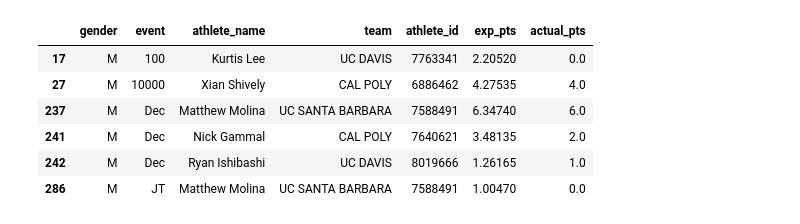
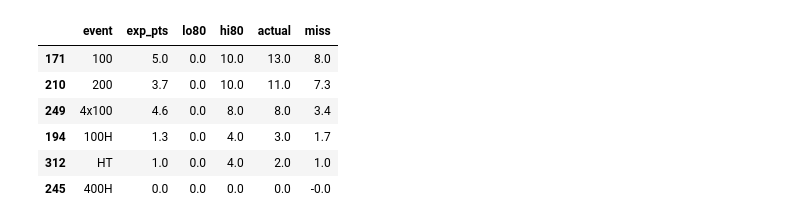
Before and after one commit to ChidiebereAgunanne/DSC180, a Jupyter notebook: big-west-predictor/notebooks/modeling.ipynb, the cells around one changed output. Drawn from its saved outputs; the diff is of its cells as text; code cells hidden in the pictures.

```diff
--- a/big-west-predictor/notebooks/modeling.ipynb
+++ b/big-west-predictor/notebooks/modeling.ipynb
@@ -613,11 +823,0 @@ W team totals          CRPS model 5.5 | MAE base 8.8   Spearman model 0.98 | bas
-# %%
-ath = fold1["athletes"]
-ath[ath["source"] == "prior_season"][["gender", "event", "athlete_name", "team", "athlete_id", "exp_pts", "actual_pts"]]
-# %% [output]
-|  | gender | event | athlete_name | team | athlete_id | exp_pts | actual_pts |
-| 17 | M | 100 | Kurtis Lee | UC DAVIS | 7763341 | 2.20520 | 0.0 |
-| 27 | M | 10000 | Xian Shively | CAL POLY | 6886462 | 4.27535 | 4.0 |
-| 237 | M | Dec | Matthew Molina | UC SANTA BARBARA | 7588491 | 6.34740 | 6.0 |
-| 241 | M | Dec | Nick Gammal | CAL POLY | 7640621 | 3.48135 | 2.0 |
-| 242 | M | Dec | Ryan Ishibashi | UC DAVIS | 8019666 | 1.26165 | 1.0 |
-| 286 | M | JT | Matthew Molina | UC SANTA BARBARA | 7588491 | 1.00470 | 0.0 |
@@ -623,0 +843,12 @@ ath[ath["source"] == "prior_season"][["gender", "event", "athlete_name", "team",
+# %%
+  t = te[(te["gender"] == "W") & (te["team"] == "CSU BAKERSFIELD")].copy()
+  t["miss"] = t["actual"] - t["exp_pts"]
+  t.sort_values("miss", ascending=False)[["event", "exp_pts", "lo80", "hi80", "actual", "miss"]].round(1).head(6)
+# %% [output]
+|  | event | exp_pts | lo80 | hi80 | actual | miss |
+| 171 | 100 | 5.0 | 0.0 | 10.0 | 13.0 | 8.0 |
+| 210 | 200 | 3.7 | 0.0 | 10.0 | 11.0 | 7.3 |
+| 249 | 4x100 | 4.6 | 0.0 | 8.0 | 8.0 | 3.4 |
+| 194 | 100H | 1.3 | 0.0 | 4.0 | 3.0 | 1.7 |
+| 312 | HT | 1.0 | 0.0 | 4.0 | 2.0 | 1.0 |
+| 245 | 400H | 0.0 | 0.0 | 0.0 | 0.0 | -0.0 |
```
Also changed, not shown: parts of 11 cells of this notebook, 3 other files.
